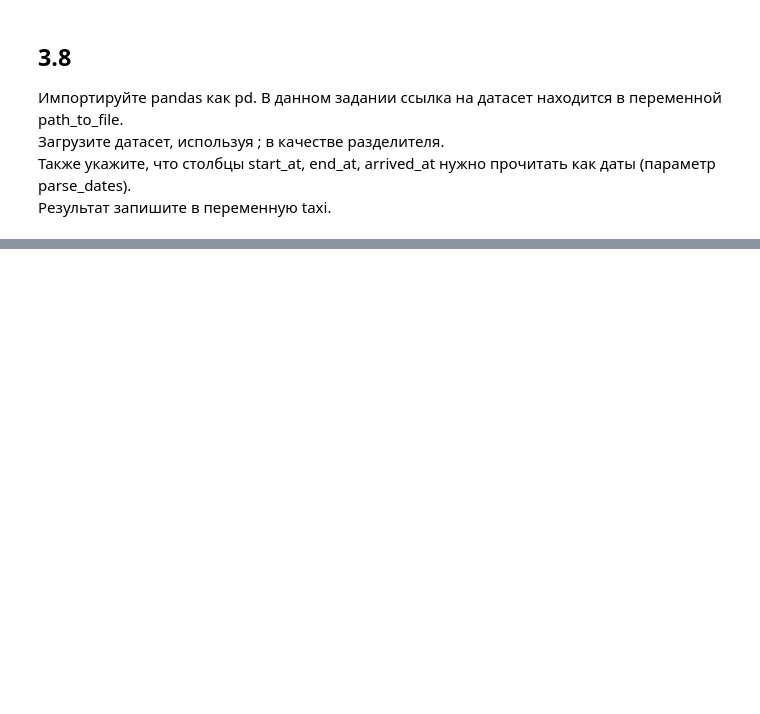
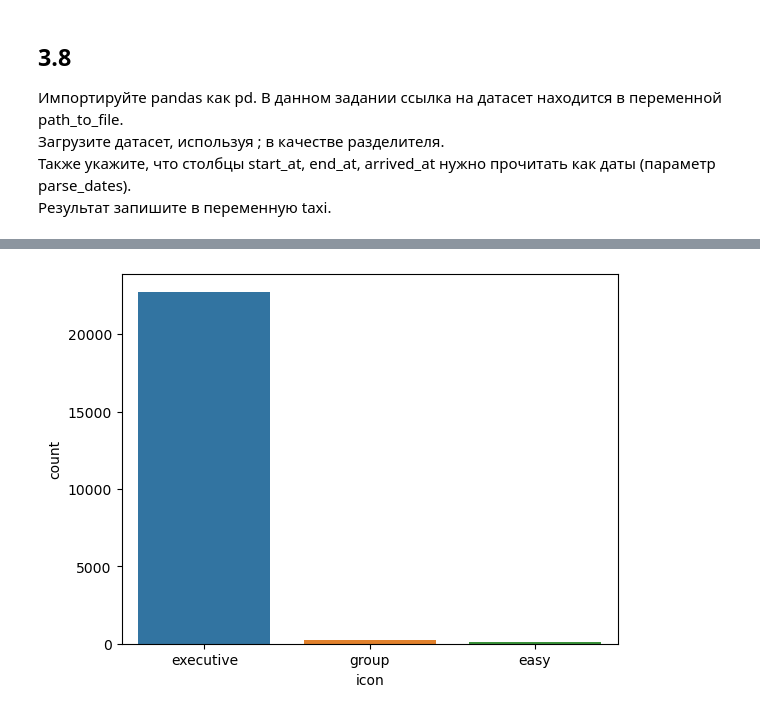
Before and after one commit to gbrs/Demo_Data_Analyst_KC, a Jupyter notebook: lesson_3_tasks.ipynb, the cells around one changed output, grey strips where cells are left out. Cells and saved outputs as stored; diff of their text form; code cells hidden in the pictures; blank space fills up the shorter version.

```diff
--- a/lesson_3_tasks.ipynb
+++ b/lesson_3_tasks.ipynb
@@ -107,0 +129,4 @@ taxi.head()
+# %%
+sns.countplot(x=taxi['icon']);
+# %% [output]
+[figure, added]
```
Also changed, not shown: parts of 16 cells of this notebook.
